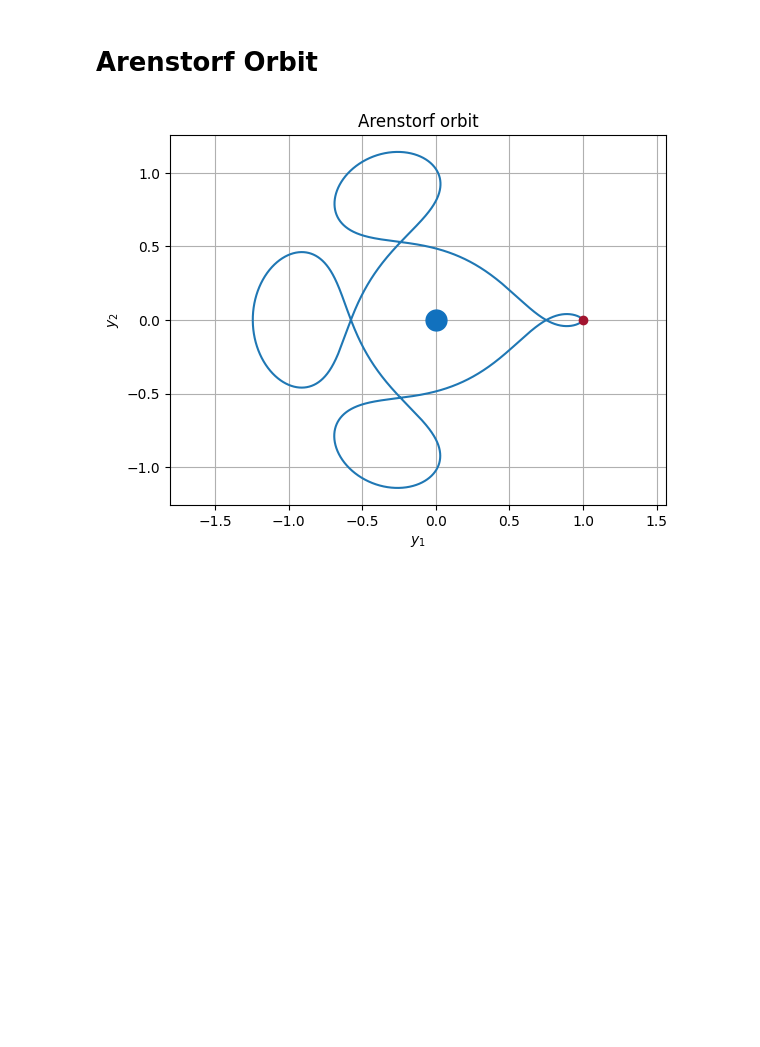
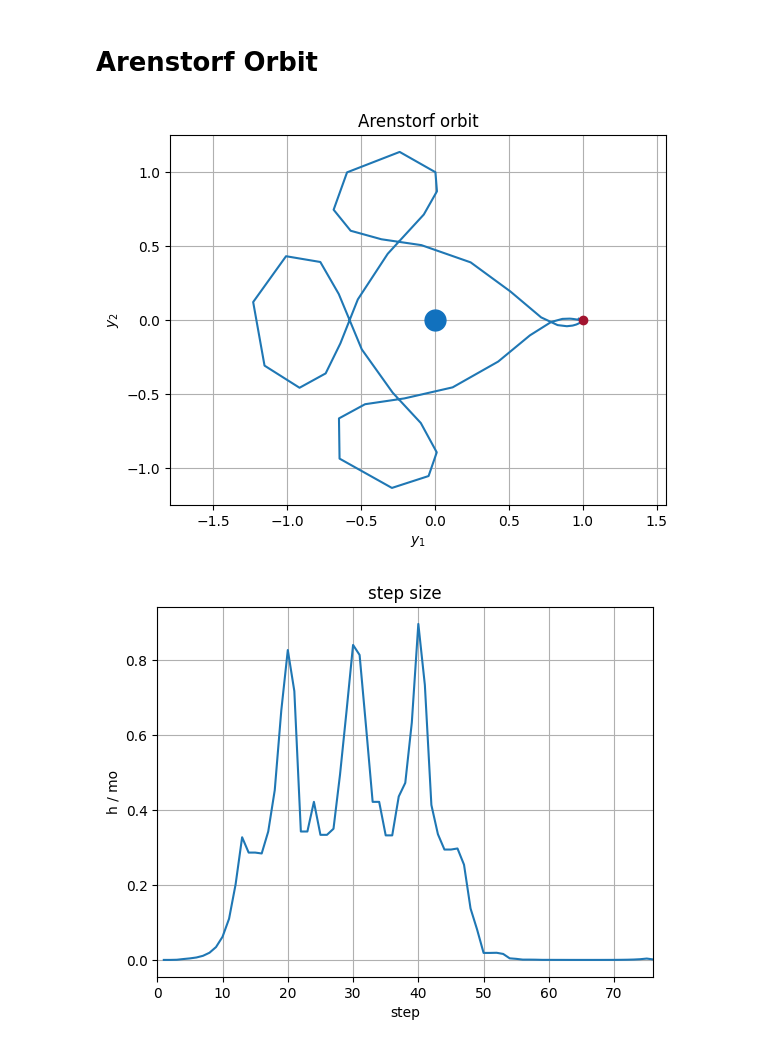
Before and after one commit to FJFalkner/Simulation_Optimization, a Jupyter notebook: 03_ODE/arenstorf.ipynb, the cells around one changed output. Drawn from its saved outputs; the diff is of its cells as text; code cells hidden in the pictures; blank space fills up the shorter version.

```diff
--- a/03_ODE/arenstorf.ipynb
+++ b/03_ODE/arenstorf.ipynb
@@ -4,44 +4,69 @@
 
 import matplotlib.pyplot as plt
 import numpy as np
+from scipy.integrate import solve_ivp
 from explicit_integration import *
 
-# ODE definieren
+# define ODE
 def dydt(t, y):
 
-    mu = 0.012277471      # Mond-Masse
-    mup = 1 - mu          # Erd-Masse
+    mu = 0.012277471      # relative mass of moon w.r.t. global mass
+    mup = 1 - mu          # relative mass of earth w.r.t. global mass
 
-    y1 = y[0]
-    y2 = y[2]
+    y1 = y[0]   # y1 coordinate
+    y2 = y[2]   # y2 coordinate
 
     A = ((y1 + mu)**2 + y2**2)**1.5
     B = ((y1 - mup)**2 + y2**2)**1.5
 
     f = np.zeros(4)
     f[0] = y[1]
     f[1] = y1 + 2*y[3] - mup*(y1 + mu)/A - mu*(y1 - mup)/B
     f[2] = y[3]
     f[3] = y2 - 2*y[1] - mup*y2/A - mu*y2/B
 
     return f
 
-# Integrationsintervall
+# time span in months
 t_span = (0, 17.0652165601579625588917206249)
 
-# Anfangswert
+# initial conditions
 y0 = [0.994, 0, 0, -2.00158510637908252240537862224]
 
-t, y = Runge_Kutta_4(dydt, t_span, y0, 20000)
+# solve ivp
+n = 10000
+#t, y = Runge_Kutta_4(dydt, t_span, y0, n)
+#y = y.T
 
-plt.plot(y[:,0], y[:,2])
+#t, y = Euler_Richardson(dydt, t_span, y0, 1E-6, TOL = 1E-3)
+#y = y.T
+
+# use Runge Kutta (similar to ODE45 in MatLab)
+sol = solve_ivp(dydt, t_span, y0, method='RK45')
+y = sol.y
+t = sol.t
+
+# plot result
+plt.plot(y[0,:], y[2,:])
 plt.plot(0, 0, 'o', markersize=15, color=[0.0667,0.4431,0.7451])
 plt.plot(1, 0, 'o', markersize=6, color=[0.6353,0.0784,0.1843])
 plt.axis('equal')
 plt.grid()
 plt.xlabel('$y_1$')
 plt.ylabel('$y_2$')
 plt.title('Arenstorf orbit')
 plt.show()
+
+# plot size of time steps
+h = np.diff(t)
+n = len(h)
+plt.plot(np.arange(1, n + 1), h)
+plt.grid()
+plt.xlabel('step')
+plt.ylabel('h / mo')
+plt.title('step size')
+plt.xlim((0, n))
+plt.show()
 # %% [output]
-[figure, old version]
+[figure, new version]
+[figure, added]
```
Also changed, not shown: 2 other files.
